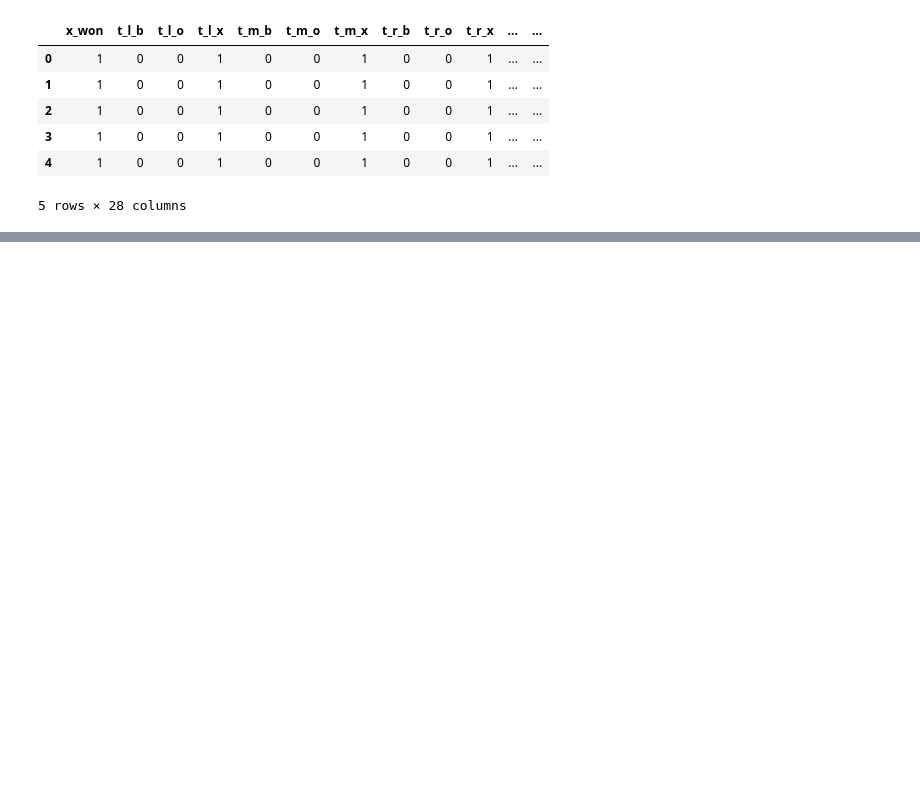
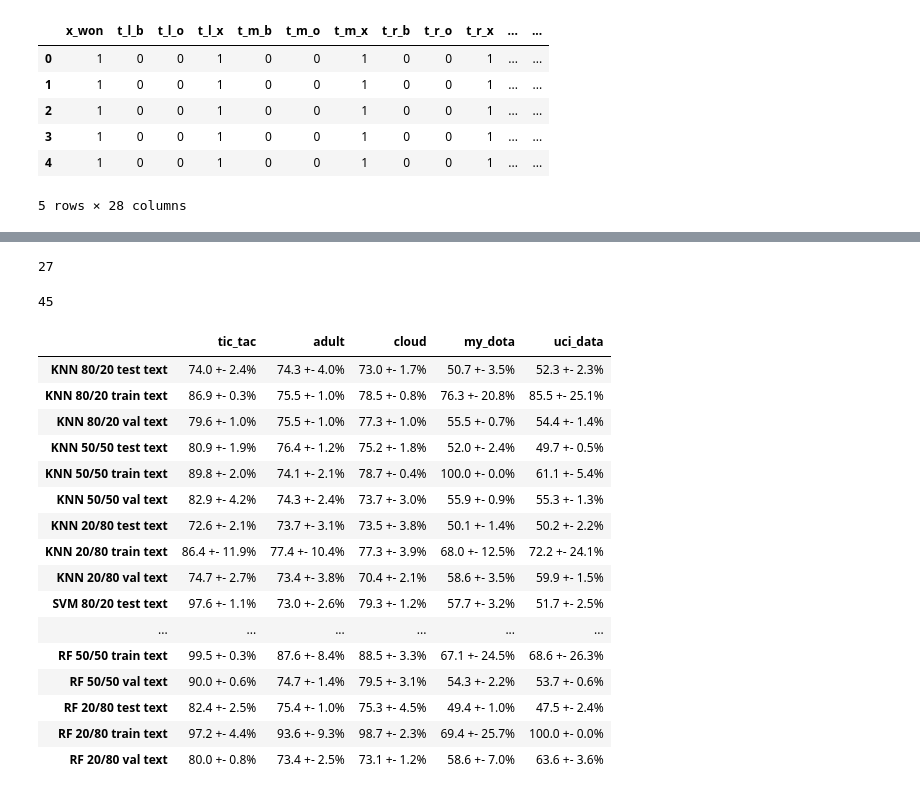
Before and after one commit to TamuzHod/supervised_Classification_Comparison, a Jupyter notebook: small_scale.ipynb, the cells around one changed output, grey strips where cells are left out. Drawn from its saved outputs; the diff is of its cells as text; code cells hidden in the pictures; blank space fills up the shorter version.

```diff
--- a/small_scale.ipynb
+++ b/small_scale.ipynb
@@ -418,0 +444,28 @@ final_summery[[c for c in columns if 'partion_20/80 test_auc' in c]].plot(subplo
+# %%
+3*3*3
+# %% [output]
+27
+# %%
+5*3*3
+# %% [output]
+45
+# %%
+final_summery.filter(regex='.*text').transpose()
+# %% [output]
+|  | tic_tac | adult | cloud | my_dota | uci_data |
+| KNN 80/20 test text | 74.0 +- 2.4% | 74.3 +- 4.0% | 73.0 +- 1.7% | 50.7 +- 3.5% | 52.3 +- 2.3% |
+| KNN 80/20 train text | 86.9 +- 0.3% | 75.5 +- 1.0% | 78.5 +- 0.8% | 76.3 +- 20.8% | 85.5 +- 25.1% |
+| KNN 80/20 val text | 79.6 +- 1.0% | 75.5 +- 1.0% | 77.3 +- 1.0% | 55.5 +- 0.7% | 54.4 +- 1.4% |
+| KNN 50/50 test text | 80.9 +- 1.9% | 76.4 +- 1.2% | 75.2 +- 1.8% | 52.0 +- 2.4% | 49.7 +- 0.5% |
+| KNN 50/50 train text | 89.8 +- 2.0% | 74.1 +- 2.1% | 78.7 +- 0.4% | 100.0 +- 0.0% | 61.1 +- 5.4% |
+| KNN 50/50 val text | 82.9 +- 4.2% | 74.3 +- 2.4% | 73.7 +- 3.0% | 55.9 +- 0.9% | 55.3 +- 1.3% |
+| KNN 20/80 test text | 72.6 +- 2.1% | 73.7 +- 3.1% | 73.5 +- 3.8% | 50.1 +- 1.4% | 50.2 +- 2.2% |
+| KNN 20/80 train text | 86.4 +- 11.9% | 77.4 +- 10.4% | 77.3 +- 3.9% | 68.0 +- 12.5% | 72.2 +- 24.1% |
+| KNN 20/80 val text | 74.7 +- 2.7% | 73.4 +- 3.8% | 70.4 +- 2.1% | 58.6 +- 3.5% | 59.9 +- 1.5% |
+| SVM 80/20 test text | 97.6 +- 1.1% | 73.0 +- 2.6% | 79.3 +- 1.2% | 57.7 +- 3.2% | 51.7 +- 2.5% |
+| ... | ... | ... | ... | ... | ... |
+| RF 50/50 train text | 99.5 +- 0.3% | 87.6 +- 8.4% | 88.5 +- 3.3% | 67.1 +- 24.5% | 68.6 +- 26.3% |
+| RF 50/50 val text | 90.0 +- 0.6% | 74.7 +- 1.4% | 79.5 +- 3.1% | 54.3 +- 2.2% | 53.7 +- 0.6% |
+| RF 20/80 test text | 82.4 +- 2.5% | 75.4 +- 1.0% | 75.3 +- 4.5% | 49.4 +- 1.0% | 47.5 +- 2.4% |
+| RF 20/80 train text | 97.2 +- 4.4% | 93.6 +- 9.3% | 98.7 +- 2.3% | 69.4 +- 25.7% | 100.0 +- 0.0% |
+| RF 20/80 val text | 80.0 +- 0.8% | 73.4 +- 2.5% | 73.1 +- 1.2% | 58.6 +- 7.0% | 63.6 +- 3.6% |
```
Also changed, not shown: parts of 35 cells of this notebook.
